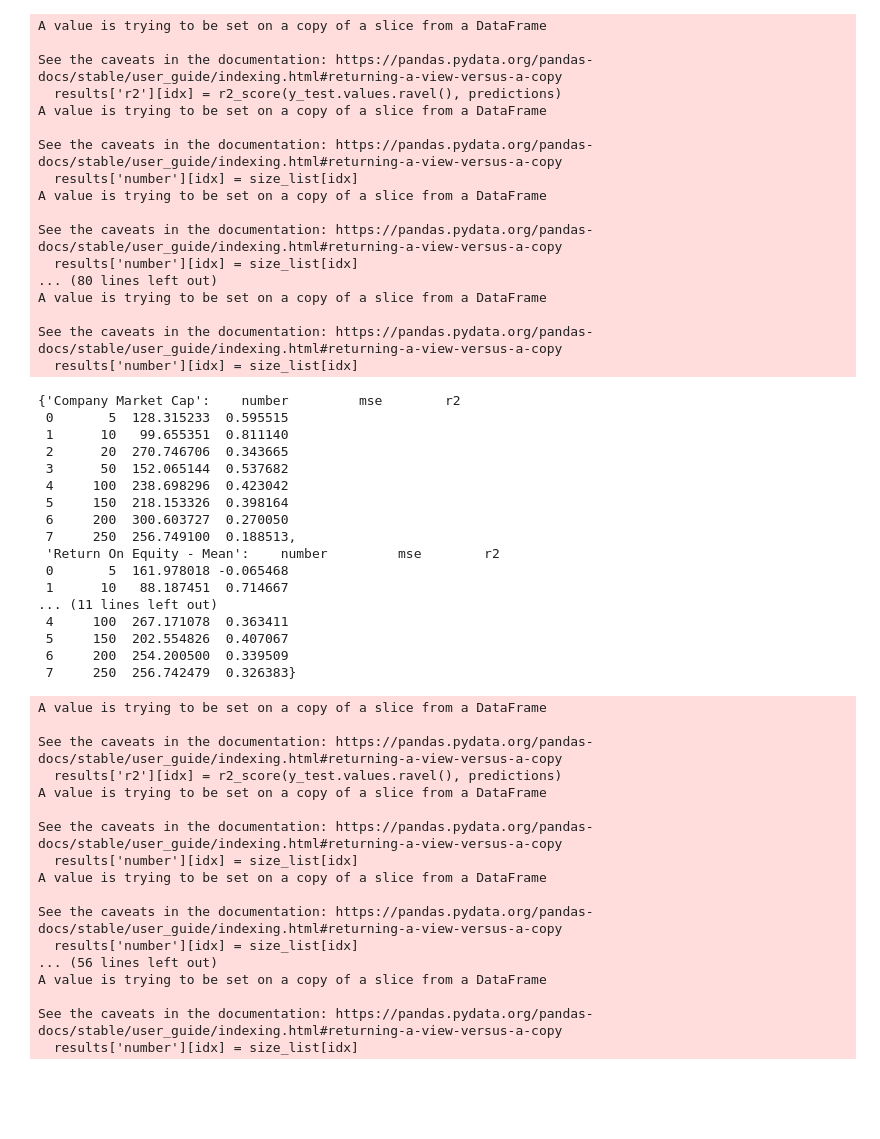
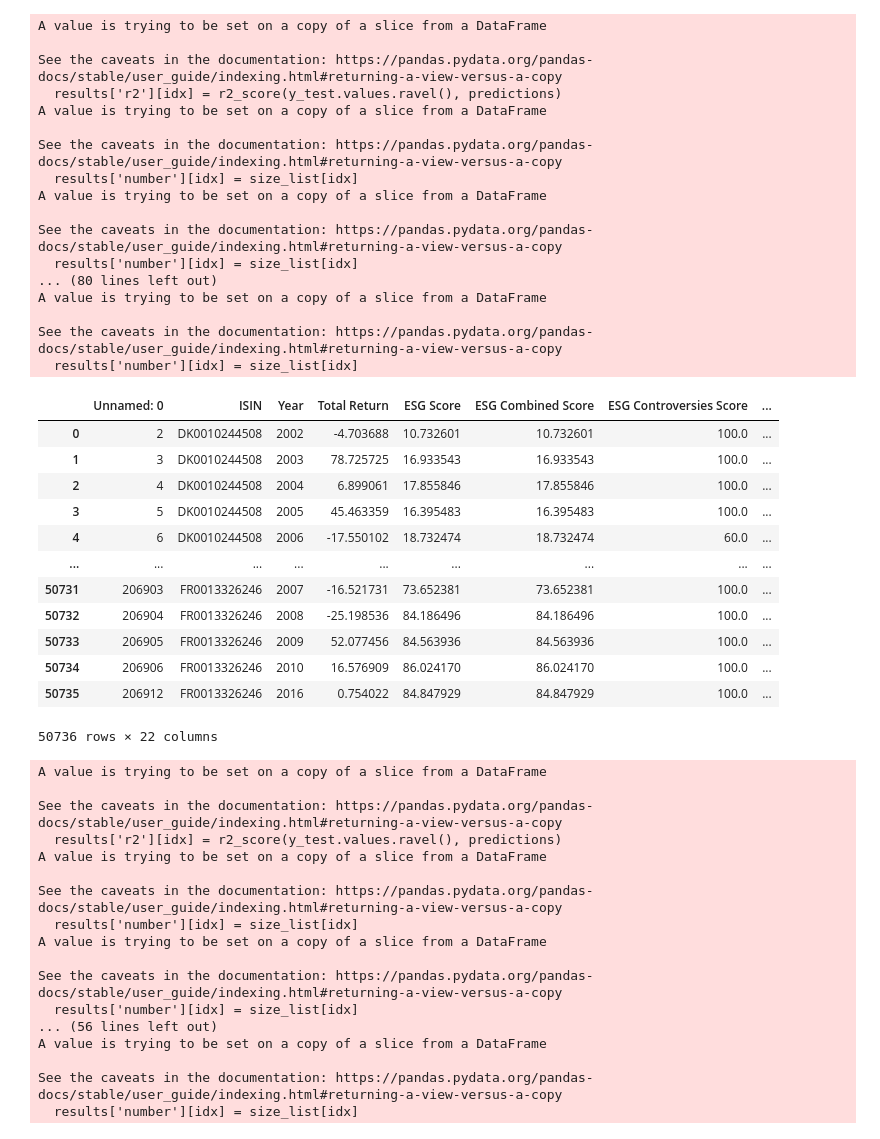
Before and after one commit to nilsmart96/ESG-and-Financial-Performance, a Jupyter notebook: 2) Analysis/custom_regression_testbed.ipynb, the cells around one changed output. Cells and saved outputs as stored; diff of their text form; code cells hidden in the pictures; blank space fills up the shorter version.

```diff
--- a/2) Analysis/custom_regression_testbed.ipynb
+++ b/2) Analysis/custom_regression_testbed.ipynb
@@ -56,45 +58,41 @@ def CustomRegression_upper(df, size_list, condition_list):
 # %%
 n = [5, 10, 20, 50, 100, 150, 200, 250]
 conditioning_feature = ['Company Market Cap', 'Return On Equity - Mean', 'EBITDA - Mean']
 df = init_df()
 
 results_ = CustomRegression_upper(df, n, conditioning_feature)
-results_
+df
 # %% [output]
 A value is trying to be set on a copy of a slice from a DataFrame
 
 See the caveats in the documentation: https://pandas.pydata.org/pandas-docs/stable/user_guide/indexing.html#returning-a-view-versus-a-copy
   results['r2'][idx] = r2_score(y_test.values.ravel(), predictions)
 A value is trying to be set on a copy of a slice from a DataFrame
 
 See the caveats in the documentation: https://pandas.pydata.org/pandas-docs/stable/user_guide/indexing.html#returning-a-view-versus-a-copy
   results['number'][idx] = size_list[idx]
 A value is trying to be set on a copy of a slice from a DataFrame
 
 See the caveats in the documentation: https://pandas.pydata.org/pandas-docs/stable/user_guide/indexing.html#returning-a-view-versus-a-copy
   results['number'][idx] = size_list[idx]
 ... (80 lines left out)
 A value is trying to be set on a copy of a slice from a DataFrame
 
 See the caveats in the documentation: https://pandas.pydata.org/pandas-docs/stable/user_guide/indexing.html#returning-a-view-versus-a-copy
   results['number'][idx] = size_list[idx]
+|  | Unnamed: 0 | ISIN | Year | Total Return | ESG Score | ESG Combined Score | ESG Controversies Score | ... |
+| 0 | 2 | DK0010244508 | 2002 | -4.703688 | 10.732601 | 10.732601 | 100.0 | ... |
+| 1 | 3 | DK0010244508 | 2003 | 78.725725 | 16.933543 | 16.933543 | 100.0 | ... |
+| 2 | 4 | DK0010244508 | 2004 | 6.899061 | 17.855846 | 17.855846 | 100.0 | ... |
+| 3 | 5 | DK0010244508 | 2005 | 45.463359 | 16.395483 | 16.395483 | 100.0 | ... |
+| 4 | 6 | DK0010244508 | 2006 | -17.550102 | 18.732474 | 18.732474 | 60.0 | ... |
+| ... | ... | ... | ... | ... | ... | ... | ... | ... |
+| 50731 | 206903 | FR0013326246 | 2007 | -16.521731 | 73.652381 | 73.652381 | 100.0 | ... |
+| 50732 | 206904 | FR0013326246 | 2008 | -25.198536 | 84.186496 | 84.186496 | 100.0 | ... |
+| 50733 | 206905 | FR0013326246 | 2009 | 52.077456 | 84.563936 | 84.563936 | 100.0 | ... |
+| 50734 | 206906 | FR0013326246 | 2010 | 16.576909 | 86.024170 | 86.024170 | 100.0 | ... |
+| 50735 | 206912 | FR0013326246 | 2016 | 0.754022 | 84.847929 | 84.847929 | 100.0 | ... |
-{'Company Market Cap':    number         mse        r2
- 0       5  128.315233  0.595515
- 1      10   99.655351  0.811140
- 2      20  270.746706  0.343665
- 3      50  152.065144  0.537682
- 4     100  238.698296  0.423042
- 5     150  218.153326  0.398164
- 6     200  300.603727  0.270050
- 7     250  256.749100  0.188513,
- 'Return On Equity - Mean':    number         mse        r2
- 0       5  161.978018 -0.065468
- 1      10   88.187451  0.714667
-... (11 lines left out)
- 4     100  267.171078  0.363411
- 5     150  202.554826  0.407067
- 6     200  254.200500  0.339509
- 7     250  256.742479  0.326383}
+50736 rows × 22 columns
 # %%
 def CustomRegression_all(df, size_list, condition_list):
 
```
Also changed, not shown: parts of 8 cells of this notebook, 1 other file.
